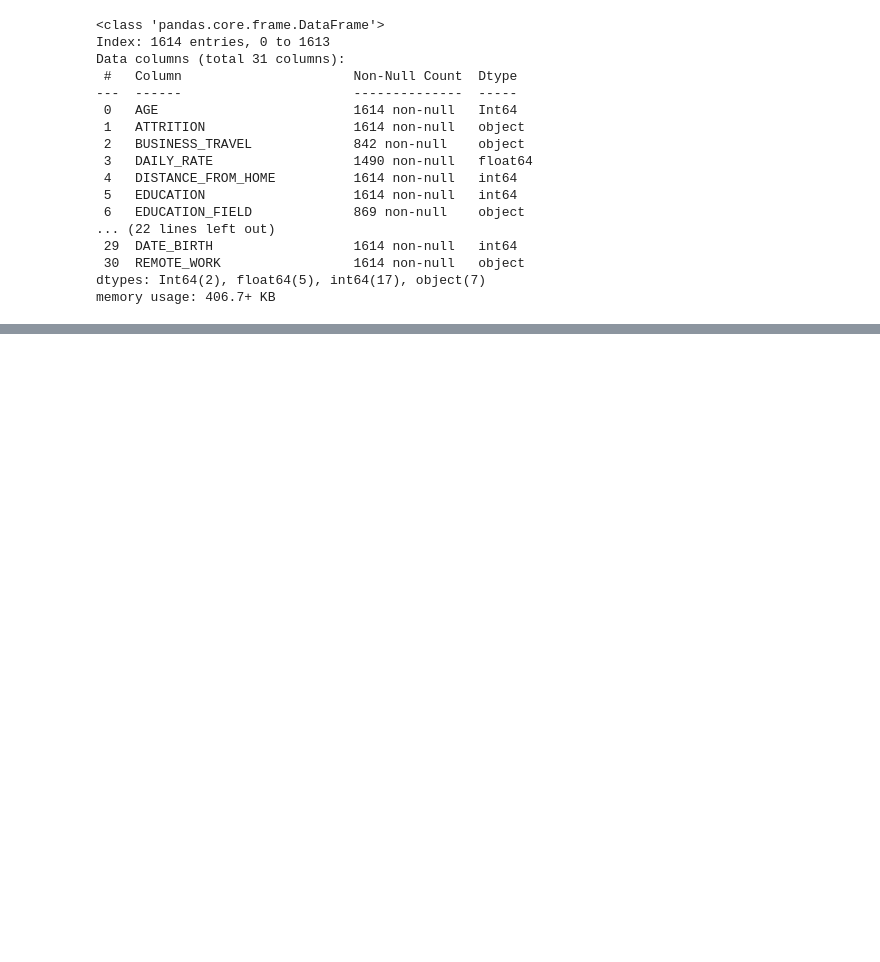
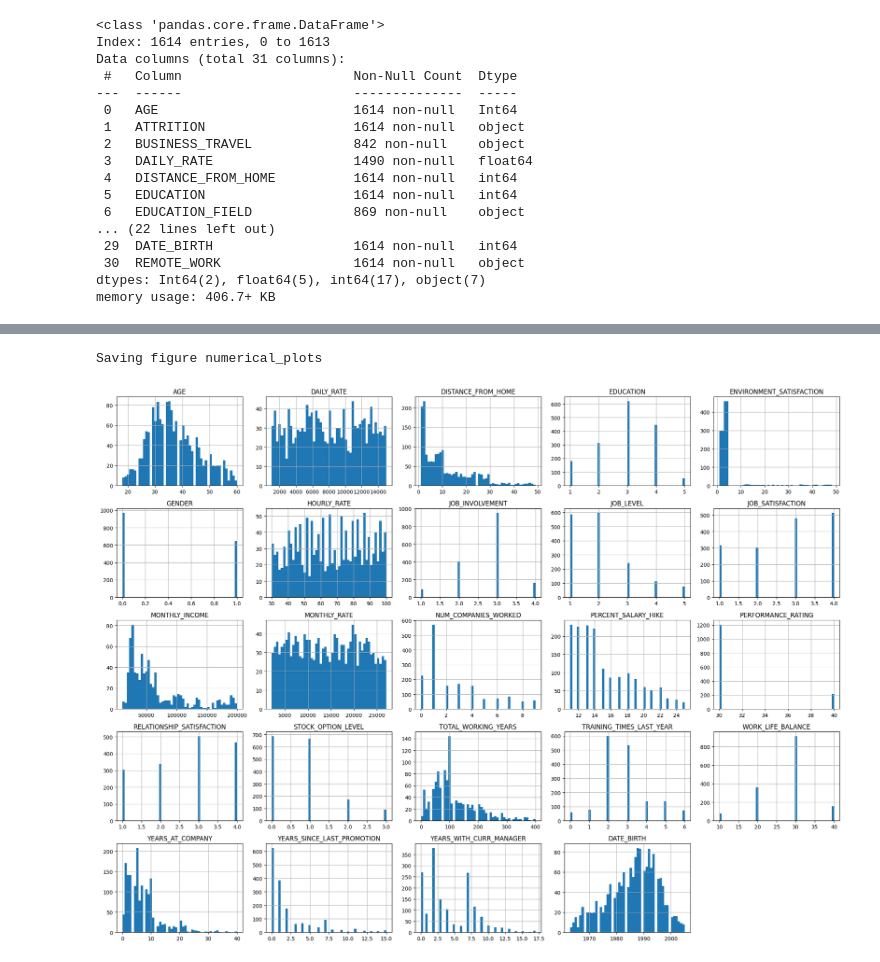
Before and after one commit to Origamologo/Empleados, a Jupyter notebook: 01_etl.ipynb, the cells around one changed output, grey strips where cells are left out. Drawn from its saved outputs; the diff is of its cells as text; code cells hidden in the pictures; blank space fills up the shorter version.

```diff
--- a/01_etl.ipynb
+++ b/01_etl.ipynb
@@ -271 +376,10 @@ memory usage: 406.7+ KB
+# %%
+
+
+df_types.hist(bins = 50, figsize = (20,15))
+save_fig("numerical_plots")
+plt.show()
+# %% [output]
+Saving figure numerical_plots
+[figure, added]
 # %%
```
Also changed, not shown: parts of 18 cells of this notebook, 4 other files.
